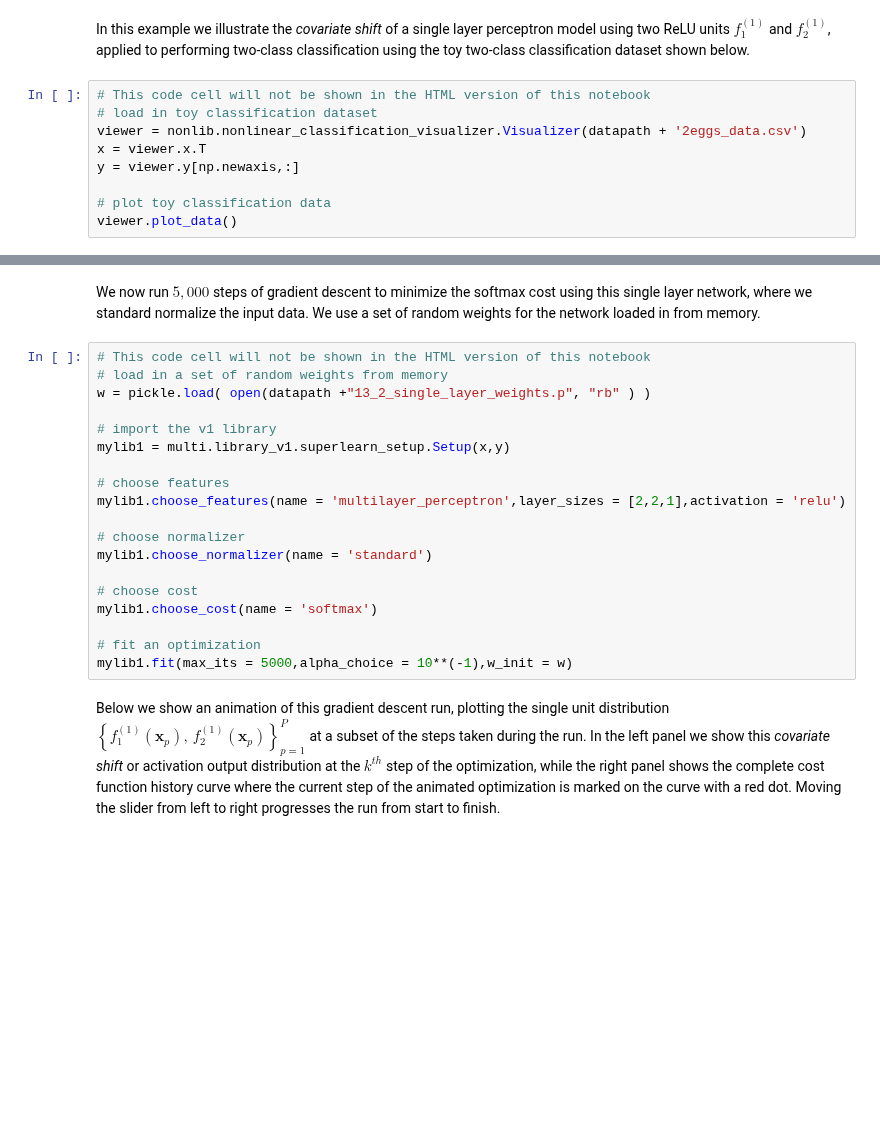
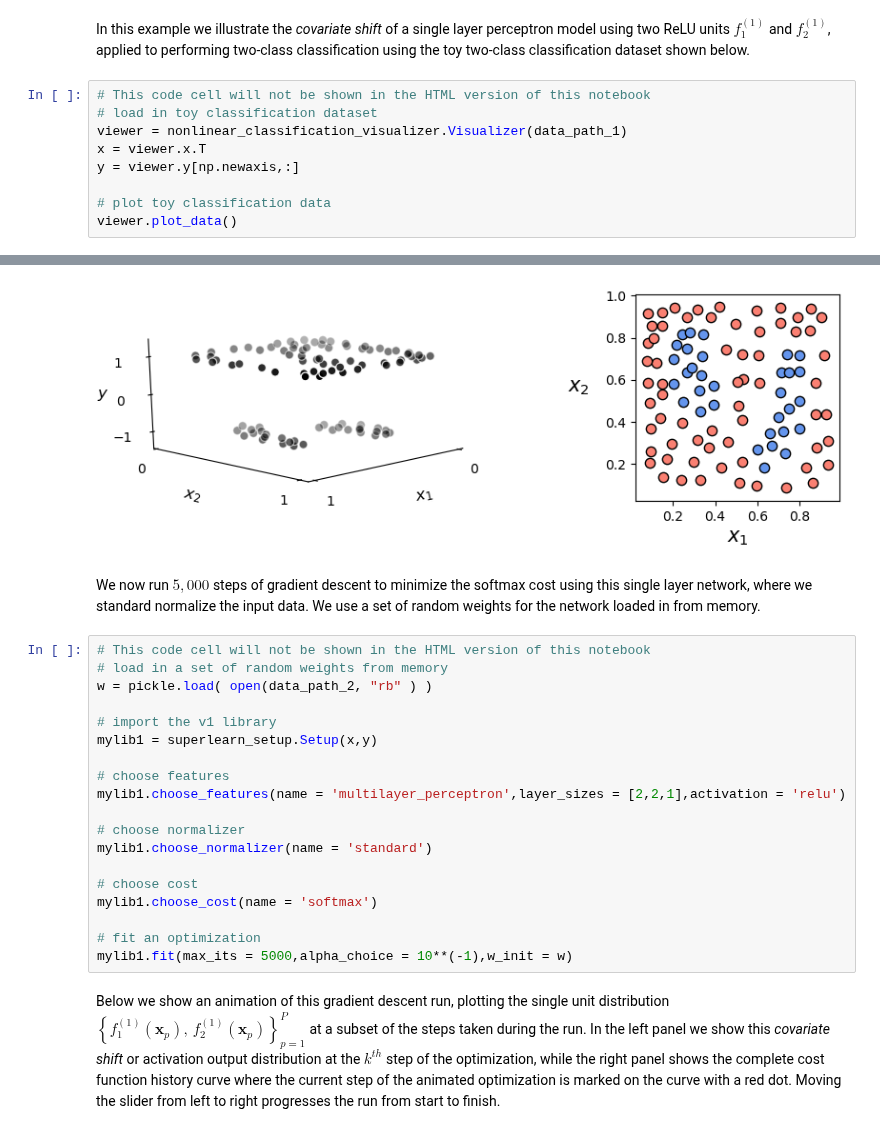
Before and after one commit to neonwatty/machine_learning_refined, a Jupyter notebook: notes/13_Multilayer_perceptrons/13_6_Batch_normalization.ipynb, the cells around one changed output, grey strips where cells are left out. Saved outputs shown, nothing was run; the diff lists cells and outputs as text; blank space fills up the shorter version.

```diff
--- a/notes/13_Multilayer_perceptrons/13_6_Batch_normalization.ipynb
+++ b/notes/13_Multilayer_perceptrons/13_6_Batch_normalization.ipynb
@@ -112,7 +128,7 @@ In this example we illustrate the *covariate shift* of a single layer perceptron
 # %%
 # This code cell will not be shown in the HTML version of this notebook
 # load in toy classification dataset
-viewer = nonlib.nonlinear_classification_visualizer.Visualizer(datapath + '2eggs_data.csv')
+viewer = nonlinear_classification_visualizer.Visualizer(data_path_1)
 x = viewer.x.T
 y = viewer.y[np.newaxis,:]
 
@@ -124,12 +138,13 @@ viewer.plot_data()
+[figure, added]
 # %% [markdown]
 We now run $5,000$ steps of gradient descent to minimize the softmax cost using this single layer network, where we standard normalize the input data.  We use a set of random weights for the network loaded in from memory.
 # %%
 # This code cell will not be shown in the HTML version of this notebook
 # load in a set of random weights from memory
-w = pickle.load( open(datapath +"13_2_single_layer_weights.p", "rb" ) )
+w = pickle.load( open(data_path_2, "rb" ) )
 
 # import the v1 library
-mylib1 = multi.library_v1.superlearn_setup.Setup(x,y)
+mylib1 = superlearn_setup.Setup(x,y)
 
 # choose features
 mylib1.choose_features(name = 'multilayer_perceptron',layer_sizes = [2,2,1],activation = 'relu')
```
Also changed, not shown: parts of 12 cells of this notebook, 26 other files.
